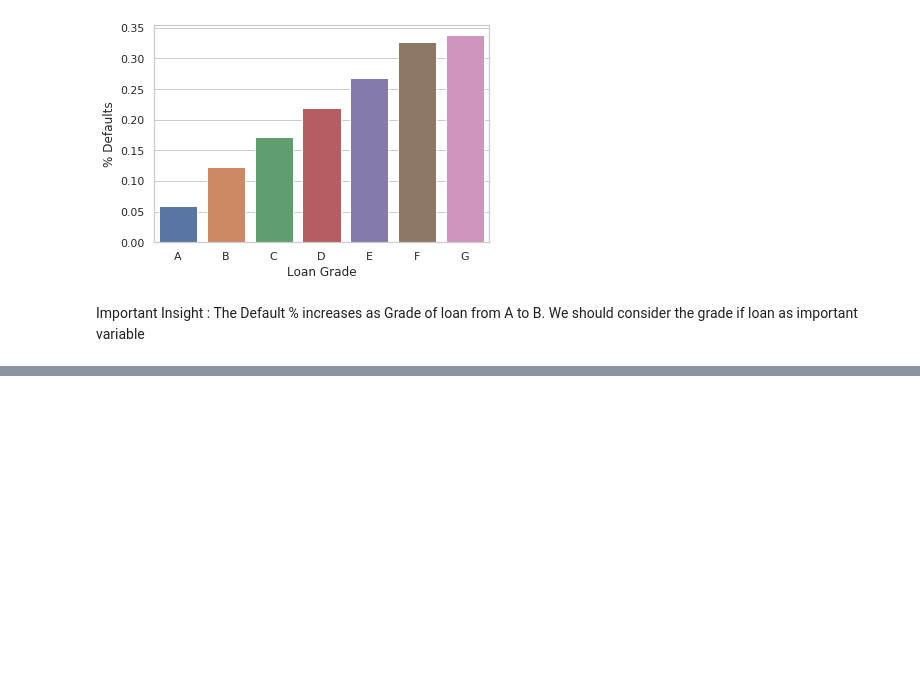
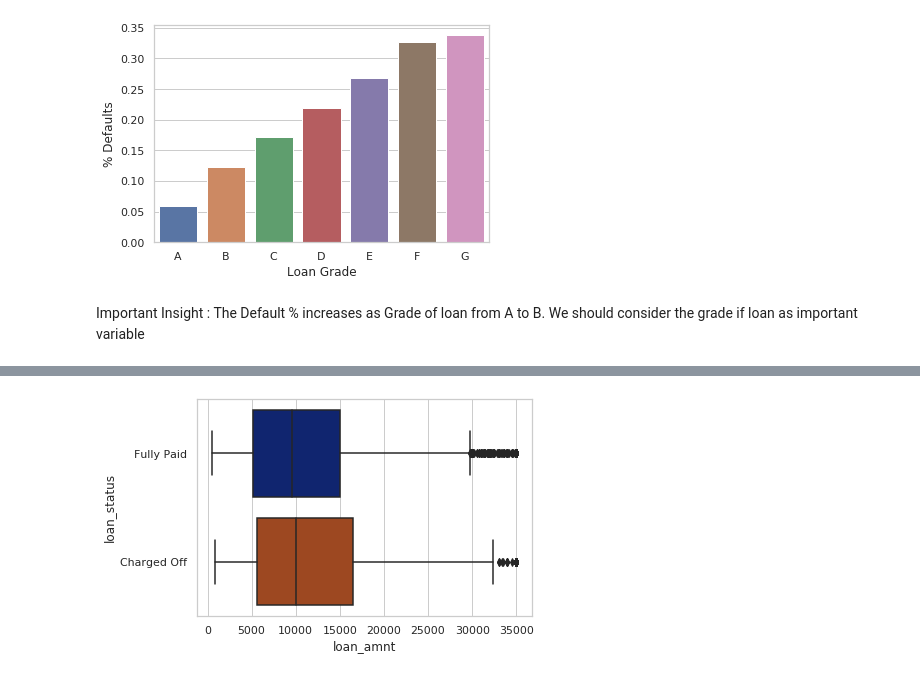
Before and after one commit to HemantTiwariGitHub/IntelligenceCodes, a Jupyter notebook: LendingClub.ipynb, the cells around one changed output, grey strips where cells are left out. Drawn from its saved outputs; the diff is of its cells as text; code cells hidden in the pictures; blank space fills up the shorter version.

```diff
--- a/LendingClub.ipynb
+++ b/LendingClub.ipynb
@@ -231,0 +254,11 @@ KeyError: ignored
+# %%
+
+def plotBox(columnName, dataFrame):
+    sns.boxplot(x=dataFrame[columnName], y=dataFrame['loan_status'], data=dataFrame, palette=sns.color_palette('dark', 15))
+    ax.set(xlabel= columnName , ylabel='Loan Status')
+    plt.show()
+# %%
+
+plotBox('loan_amnt', loan)
+# %% [output]
+[figure, added]
```
Also changed, not shown: parts of 15 cells of this notebook.
